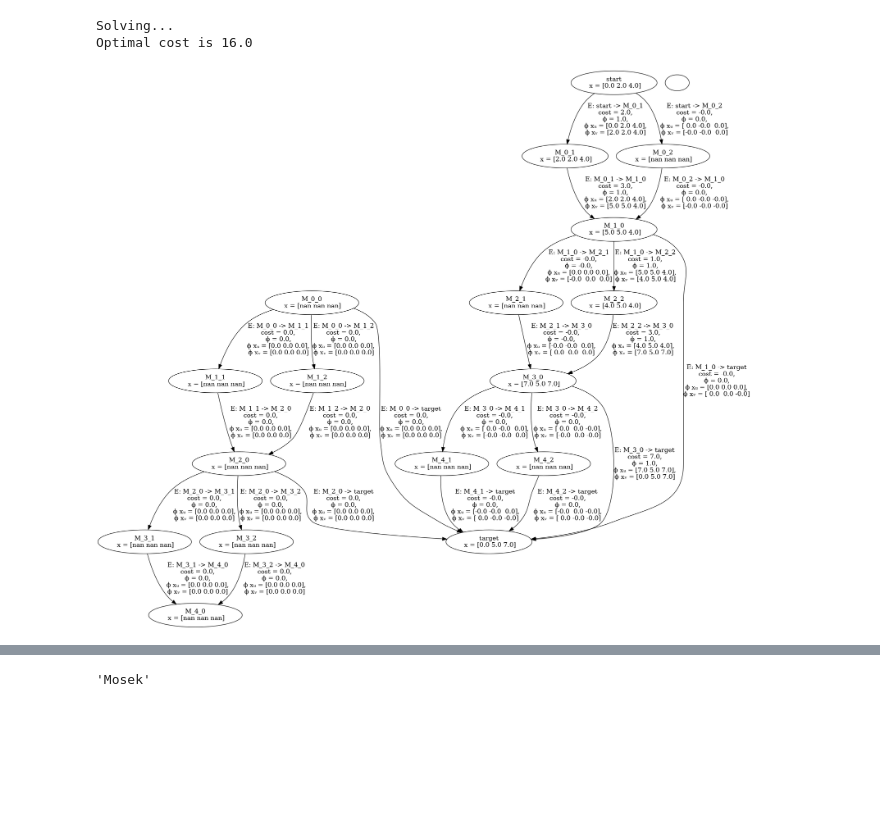
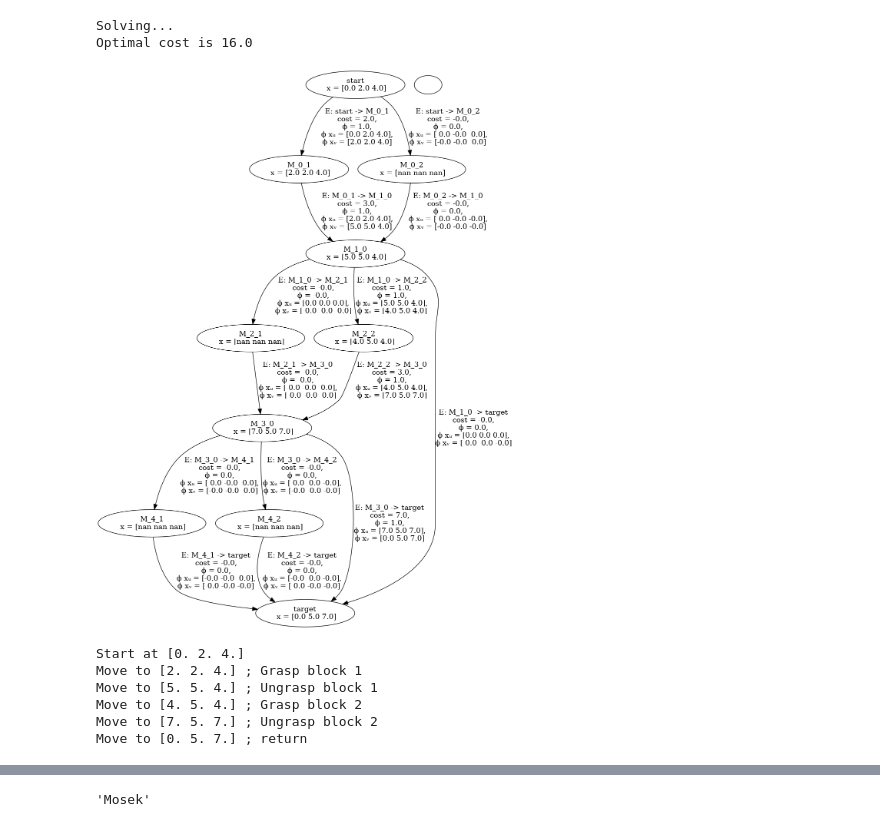
Before and after one commit to iamsavva/gcs-tamp-blocks, a Jupyter notebook: block-moving.ipynb, the cells around one changed output, grey strips where cells are left out. Saved outputs shown, nothing was run; the diff lists cells and outputs as text; code cells hidden in the pictures; blank space fills up the shorter version.

Commit message:
printing solution descriptions + clean graph

```diff
--- a/block-moving.ipynb
+++ b/block-moving.ipynb
@@ -8,9 +8,16 @@ initial_state = Point(np.array([0, 2, 4]))
 final_state = Point(np.array([0, 5, 7]))
 gcs.build_the_graph(initial_state, 0, final_state, 0)
 # %%
-gcs.solve(True, 30)
+gcs.solve(True, 50)
+gcs.get_solution_description()
 # %% [output]
 Solving...
 Optimal cost is 16.0
-[figure, old version]
+[figure, new version]
+Start at [0. 2. 4.]
+Move to [2. 2. 4.] ; Grasp block 1
+Move to [5. 5. 4.] ; Ungrasp block 1
+Move to [4. 5. 4.] ; Grasp block 2
+Move to [7. 5. 7.] ; Ungrasp block 2
+Move to [0. 5. 7.] ; return
 # %%
```
Also changed, not shown: parts of 1 cell of this notebook, 1 other file.
